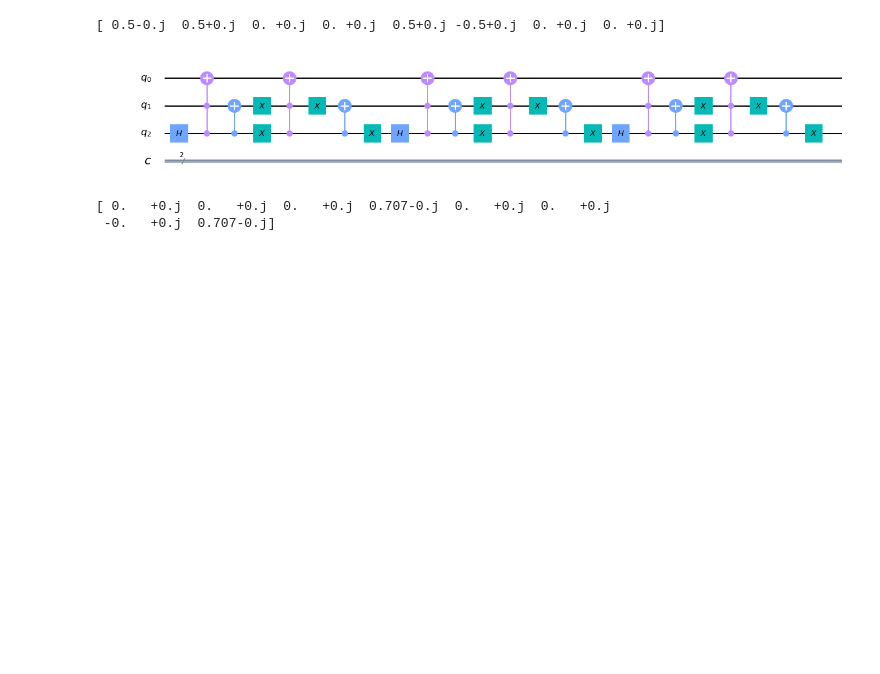
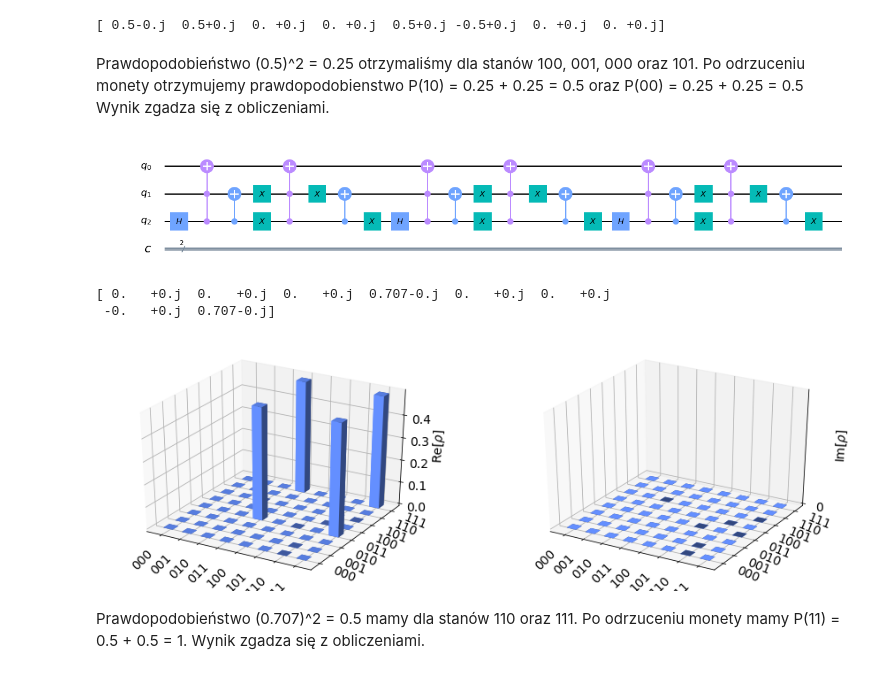
Before and after one commit to mdamek/quantum-computing, a Jupyter notebook: Lab5/Zad1.ipynb, the cells around one changed output. Cells and saved outputs as stored; diff of their text form; code cells hidden in the pictures; blank space fills up the shorter version.

```diff
--- a/Lab5/Zad1.ipynb
+++ b/Lab5/Zad1.ipynb
@@ -90,5 +94,10 @@ print(outputstate)
 # %% [output]
 [ 0.5-0.j  0.5+0.j  0. +0.j  0. +0.j  0.5+0.j -0.5+0.j  0. +0.j  0. +0.j]
+# %% [markdown]
+Prawdopodobieństwo (0.5)^2 = 0.25 otrzymaliśmy dla stanów 100, 001, 000 oraz 101.
+Po odrzuceniu monety otrzymujemy prawdopodobienstwo P(10) = 0.25 + 0.25 = 0.5
+oraz P(00) = 0.25 + 0.25 = 0.5
+Wynik zgadza się z obliczeniami.
 # %%
 # Krok 3
 circ5 = QuantumCircuit(3,2)
@@ -140,11 +149,17 @@ circ5.draw()
 # %%
 job = execute(circ5, backend)
 result = job.result()
 counts = result.get_counts()
 outputstate = result.get_statevector(circ5, decimals = 3)
 print(outputstate)
-
+plot_state_city(outputstate)
+#qubit q2, przy wykorzystaniu bramki Hadamarda jest monetą
 #0.7 ^ 2 = 0.5
 # %% [output]
 [ 0.   +0.j  0.   +0.j  0.   +0.j  0.707-0.j  0.   +0.j  0.   +0.j
  -0.   +0.j  0.707-0.j]
+[figure, added]
+# %% [markdown]
+Prawdopodobieństwo (0.707)^2 = 0.5 mamy dla stanów 110 oraz 111. Po odrzuceniu monety mamy
+P(11) = 0.5 + 0.5 = 1.
+Wynik zgadza się z obliczeniami.
```
Also changed, not shown: parts of 5 cells of this notebook.
